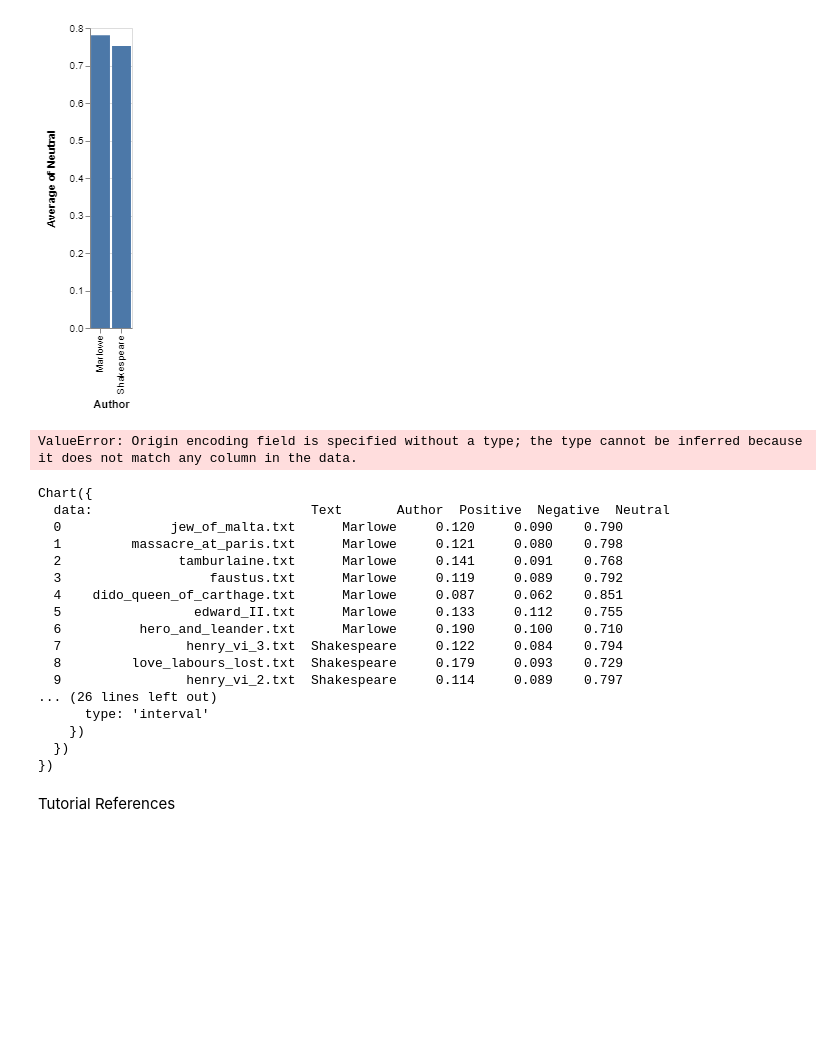
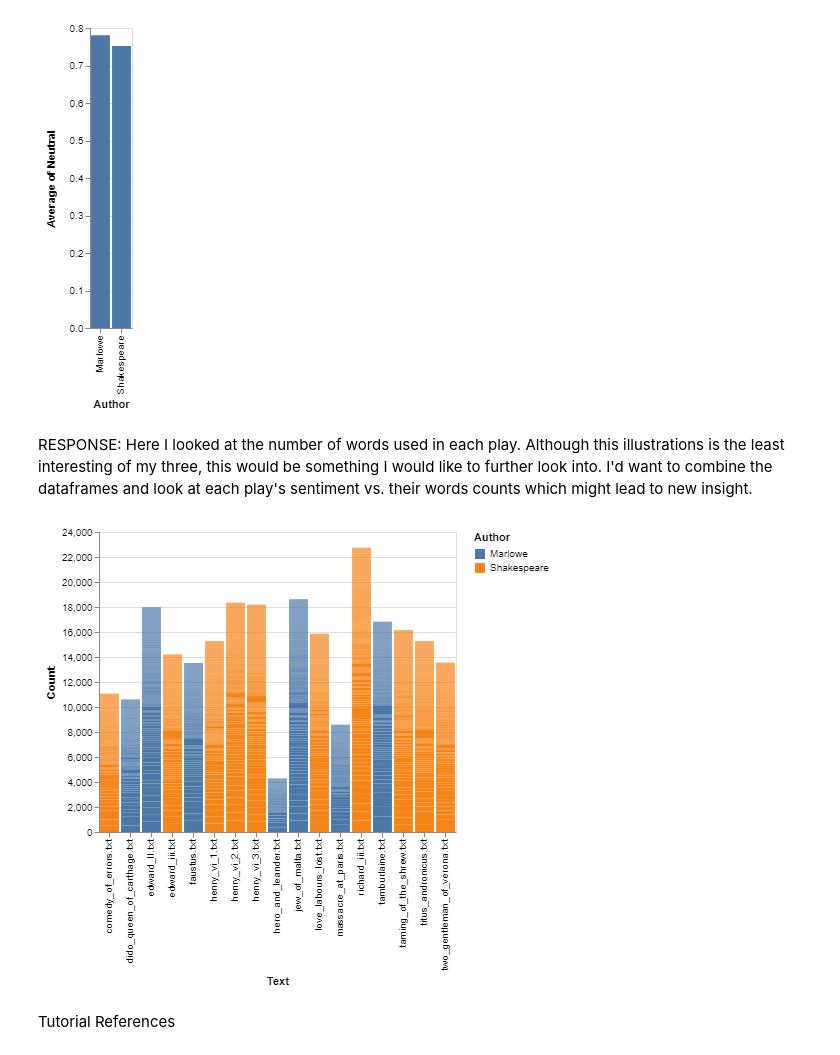
Before and after one commit to INFO3401/problem-set-11-lubo4991, a Jupyter notebook: Problem set 11 code.ipynb, the cells around one changed output. Cells and saved outputs as stored; diff of their text form; code cells hidden in the pictures; blank space fills up the shorter version.

```diff
--- a/Problem set 11 code.ipynb
+++ b/Problem set 11 code.ipynb
@@ -88,32 +88,17 @@ alt.Chart(df).mark_bar().encode(x='Author',y='average(Negative)')
 alt.Chart(df).mark_bar().encode(x='Author',y='average(Neutral)')
 # %% [output]
 [figure]
+# %% [markdown]
+RESPONSE: Here I looked at the number of words used in each play. Although this illustrations is the least interesting of my three, this would be something I would like to further look into. I'd want to combine the dataframes and look at each play's sentiment vs. their words counts which might lead to new insight.
 # %%
-alt.Chart(df).mark_point().encode(
-    x='Horsepower',
-    y='Acceleration',
-    color='Origin',
-    size='Year'
-).interactive()
+alt.Chart(df_shortened).mark_bar().encode(
+    x='Text',
+    y='Count',
+    color = 'Author'
+    #size = 'TFIDF'
+)
 # %% [output]
-ValueError: Origin encoding field is specified without a type; the type cannot be inferred because it does not match any column in the data.
-Chart({
-  data:                            Text       Author  Positive  Negative  Neutral
-  0              jew_of_malta.txt      Marlowe     0.120     0.090    0.790
-  1         massacre_at_paris.txt      Marlowe     0.121     0.080    0.798
-  2               tamburlaine.txt      Marlowe     0.141     0.091    0.768
-  3                   faustus.txt      Marlowe     0.119     0.089    0.792
-  4    dido_queen_of_carthage.txt      Marlowe     0.087     0.062    0.851
-  5                 edward_II.txt      Marlowe     0.133     0.112    0.755
-  6          hero_and_leander.txt      Marlowe     0.190     0.100    0.710
-  7                henry_vi_3.txt  Shakespeare     0.122     0.084    0.794
-  8         love_labours_lost.txt  Shakespeare     0.179     0.093    0.729
-  9                henry_vi_2.txt  Shakespeare     0.114     0.089    0.797
-... (26 lines left out)
-      type: 'interval'
-    })
-  })
-})
+[figure, added]
 # %%
 #df_aggr = df_aggr['Count'].groupby(level=0, group_keys=False)
 #alt.Chart(df_raw).mark_point().encode(
```
Also changed, not shown: parts of 1 cell of this notebook.
